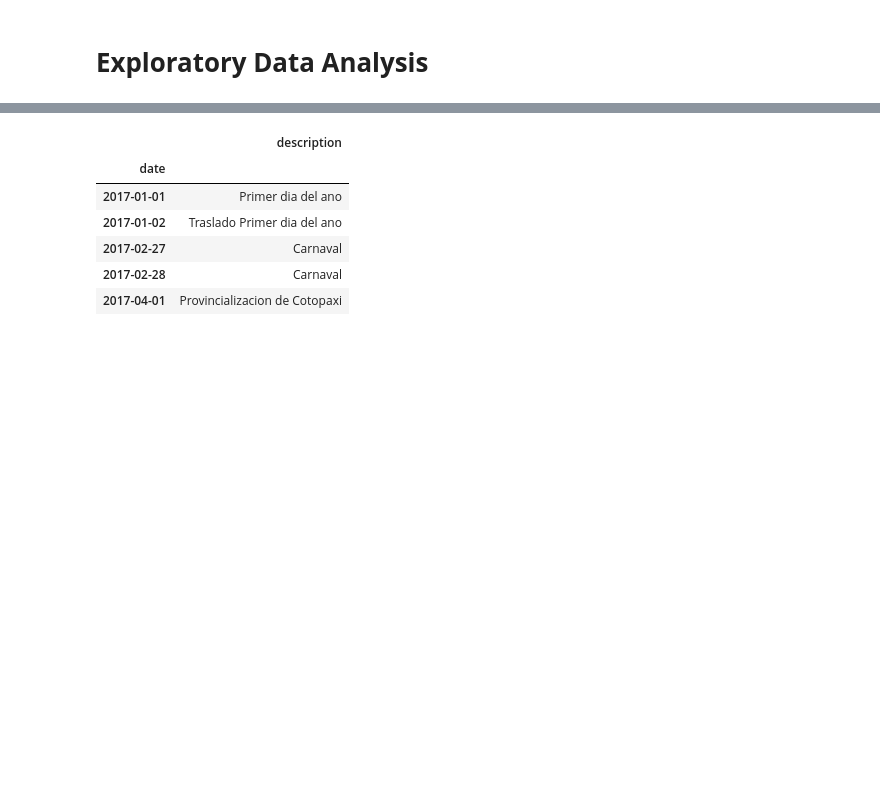
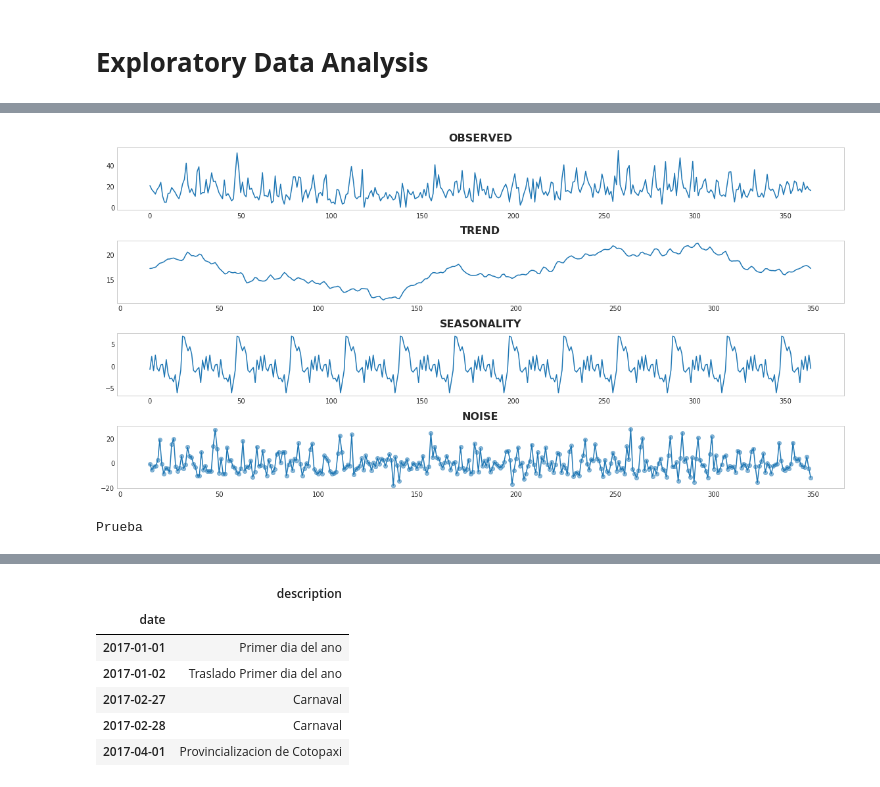
Before and after one commit to cristianBMJ/ClassificationStar, a Jupyter notebook: time-series-store-sales.ipynb, the cells around one changed output, grey strips where cells are left out. Cells and saved outputs as stored; diff of their text form; code cells hidden in the pictures; blank space fills up the shorter version.

Commit message:
Kaggle Notebook | Time Series: Store-Sales | Version 8

```diff
--- a/time-series-store-sales.ipynb
+++ b/time-series-store-sales.ipynb
@@ -148 +168,53 @@ memory usage: 1.9 MB
+# %%
+store_sales['sales'].head()
+
+def decompose_bike_sharing_demand(df, share_type='sales', samples=250, period=30):
+    if samples == 'all':
+        #decomposing all time series timestamps
+        res = seasonal_decompose(df[share_type].values, period=period)
+    else:
+        #decomposing a sample of the time series
+        res = seasonal_decompose(df[share_type].values[-samples:], period=period)
+
+    observed = res.observed
+    trend = res.trend
+    seasonal = res.seasonal
+    residual = res.resid
+
+    #plot the complete time series
+    fig, axs = plt.subplots(4, figsize=(16,8))
+    axs[0].set_title('OBSERVED', fontsize=16)
+    axs[0].plot(observed)
+    axs[0].grid()
+
+    #plot the trend of the time series
+    axs[1].set_title('TREND', fontsize=16)
+    axs[1].plot(trend)
+    axs[1].grid()
+
+    #plot the seasonality of the time series. Period=24 daily seasonality | Period=24*7 weekly seasonality.
+    axs[2].set_title('SEASONALITY', fontsize=16)
+    axs[2].plot(seasonal)
+    axs[2].grid()
+
+    #plot the noise of the time series
+    axs[3].set_title('NOISE', fontsize=16)
+    axs[3].plot(residual)
+    axs[3].scatter(y=residual, x=range(len(residual)), alpha=0.5)
+    axs[3].grid()
+
+    plt.show()
+# %%
+decompose_bike_sharing_demand(store_sales, samples= 365, period = 30 )
+# %% [output]
+[figure, added]
+# %%
+# lags correlation
+
+
+#plot_acf(store_sales['sales'].values, lags=5)
+#plot.show()
+print('Prueba')
+# %% [output]
+Prueba
 # %%
```
Also changed, not shown: parts of 10 cells of this notebook.
